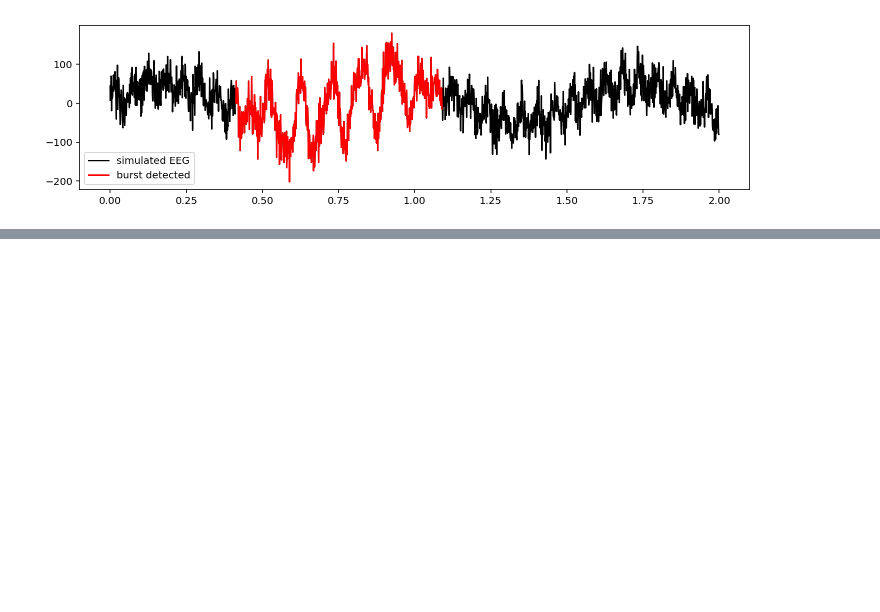
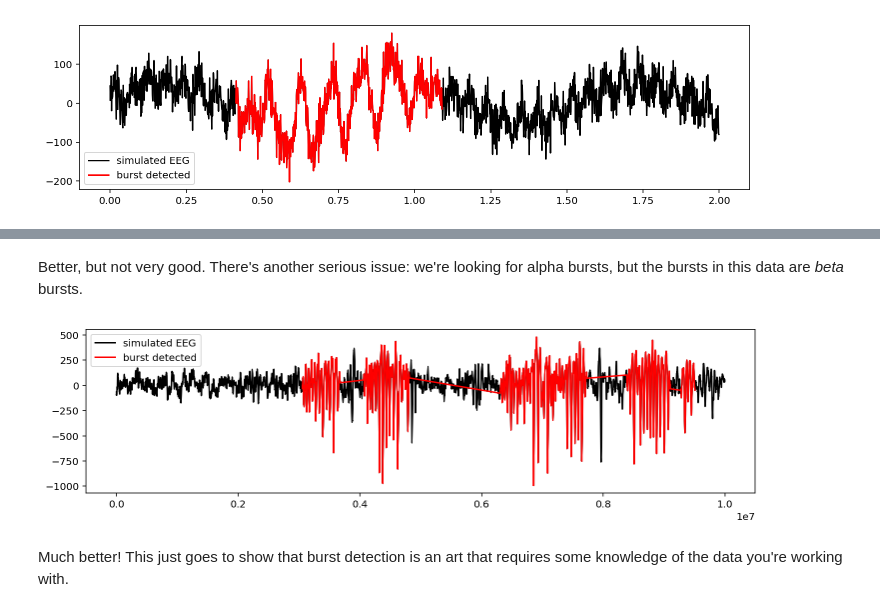
Before and after one commit to neurodsp-tools/neurodsp, a Jupyter notebook: tutorials/Burst detection.ipynb, the cells around one changed output, grey strips where cells are left out. Saved outputs shown, nothing was run; the diff lists cells and outputs as text; code cells hidden in the pictures; blank space fills up the shorter version.

```diff
--- a/tutorials/Burst detection.ipynb
+++ b/tutorials/Burst detection.ipynb
@@ -96,0 +139,19 @@ plt.legend(loc='best');
+# %% [markdown]
+Better, but not very good. There's another serious issue: we're looking for alpha bursts, but the bursts in this data are *beta* bursts.
+# %%
+beta = (13, 30)
+
+bursting = neurodsp.detect_bursts(x, Fs, beta, algorithm='deviation', thresh=(0.9, 2.0))
+
+# Get indices for bursting using 'deviation' algorithm
+bursting_i = np.where(bursting)
+
+# Plot original signal and burst activity
+plt.figure(figsize=(12,3));
+plt.plot(t, x, 'k', label='simulated EEG');
+plt.plot(t[bursting_i], x[bursting_i], 'r', label='burst detected')
+plt.legend(loc='best');
+# %% [output]
+[figure, added]
+# %% [markdown]
+Much better! This just goes to show that burst detection is an art that requires some knowledge of the data you're working with.
```
Also changed, not shown: parts of 8 cells of this notebook.
